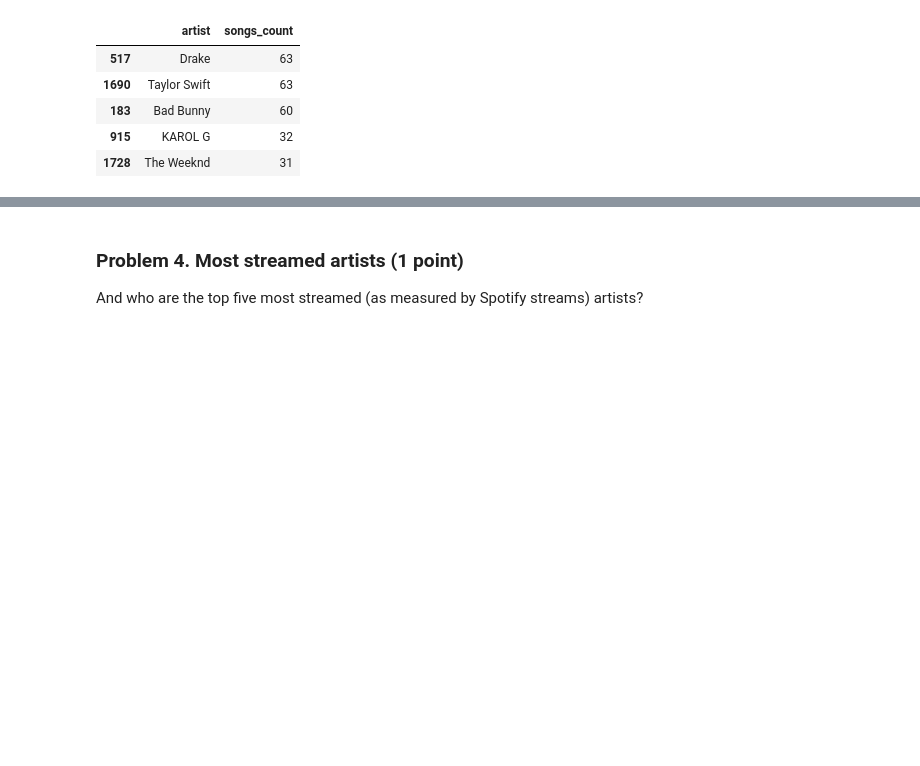
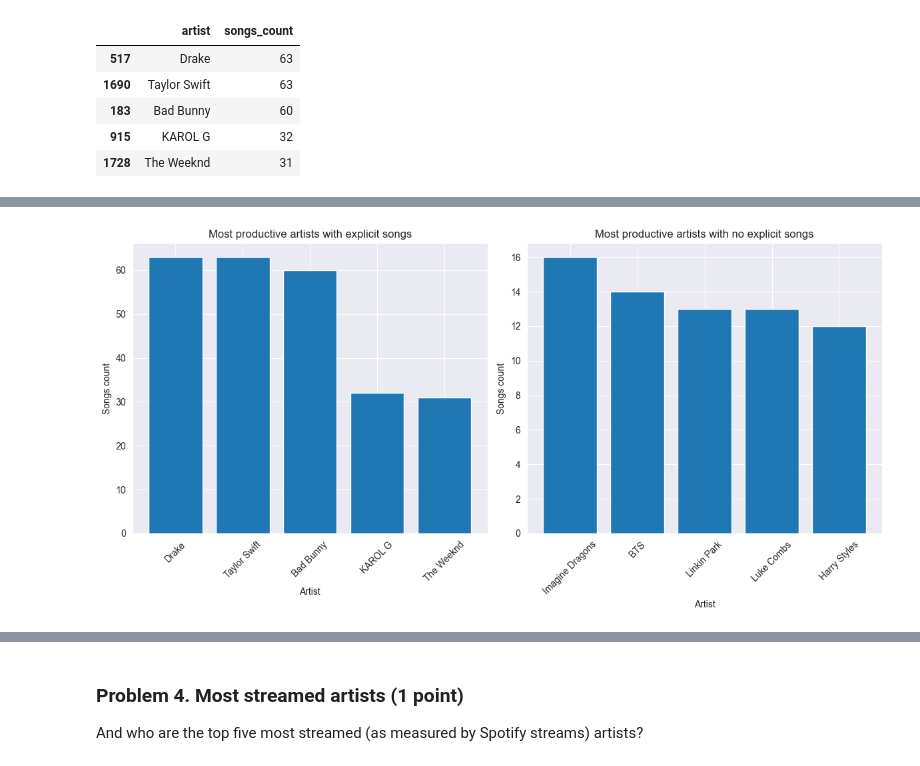
Before and after one commit to plamensve/Data_Science_Upskill_Softuni, a Jupyter notebook: 05_data_visualization_exploratory_data_analysis/Data Visualization and EDA Lab.ipynb, the cells around one changed output, grey strips where cells are left out. Cells and saved outputs as stored; diff of their text form; code cells hidden in the pictures; blank space fills up the shorter version.

```diff
--- a/05_data_visualization_exploratory_data_analysis/Data Visualization and EDA Lab.ipynb
+++ b/05_data_visualization_exploratory_data_analysis/Data Visualization and EDA Lab.ipynb
@@ -246,3 +212,23 @@ cleaned_artists.head(5)
 | 702 | Linkin Park | 13 |
 | 734 | Luke Combs | 13 |
 | 488 | Harry Styles | 12 |
+# %%
+#Most productive artists with explicit and no explicit songs in the main dataset.
+fig, axs = plt.subplots(1, 2, figsize=(12, 6))
+
+axs[0].bar(artist_with_explicit_songs.artist, artist_with_explicit_songs.songs_count)
+axs[0].set_title('Most productive artists with explicit songs')
+axs[0].set_xlabel('Artist')
+axs[0].set_ylabel('Songs count')
+axs[0].tick_params(axis='x', rotation=45)
+
+axs[1].bar(cleaned_artists.artist, cleaned_artists.songs_count)
+axs[1].set_title('Most productive artists with no explicit songs')
+axs[1].set_xlabel('Artist')
+axs[1].set_ylabel('Songs count')
+axs[1].tick_params(axis='x', rotation=45)
+
+plt.tight_layout()
+plt.show()
+# %% [output]
+[figure, added]
```
Also changed, not shown: parts of 9 cells of this notebook.
